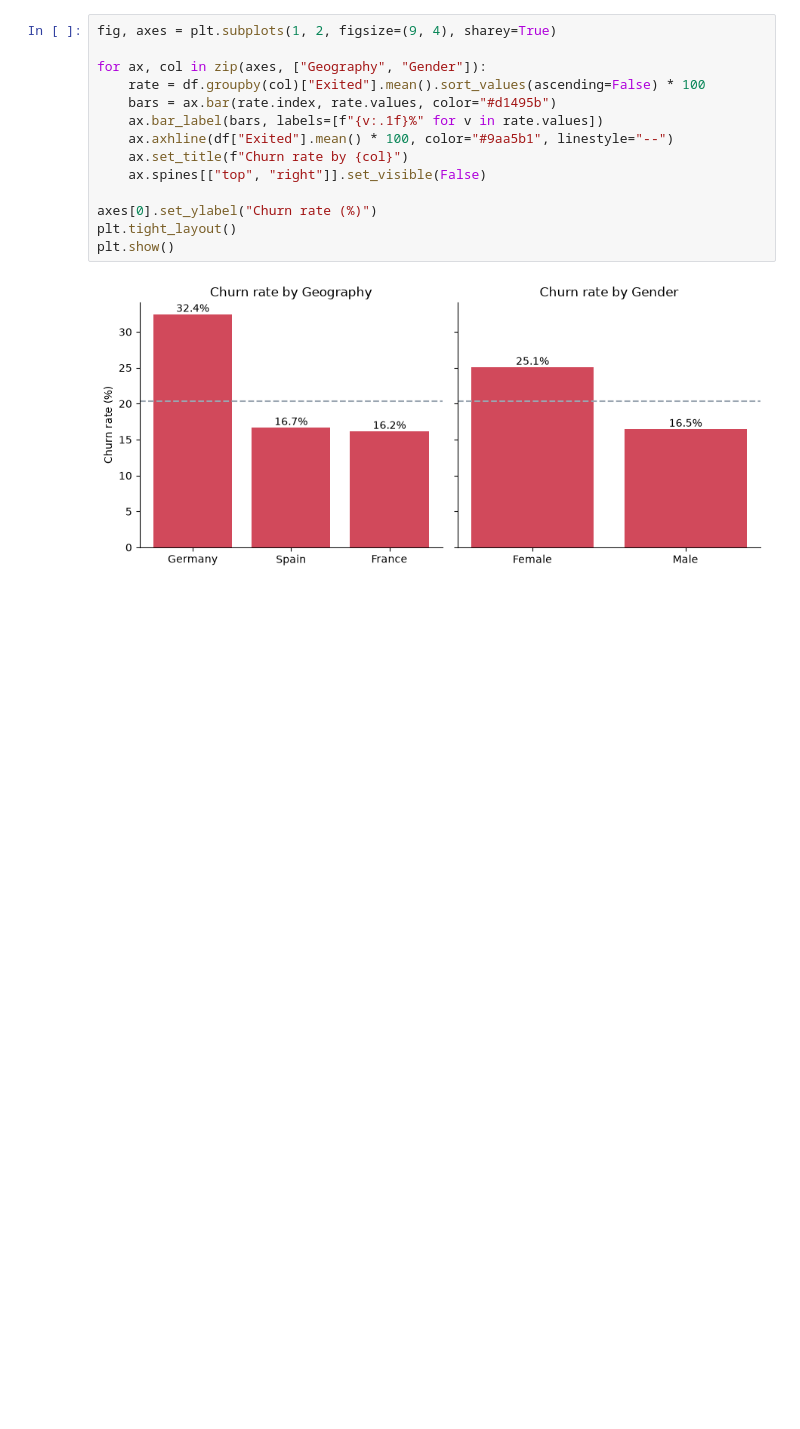
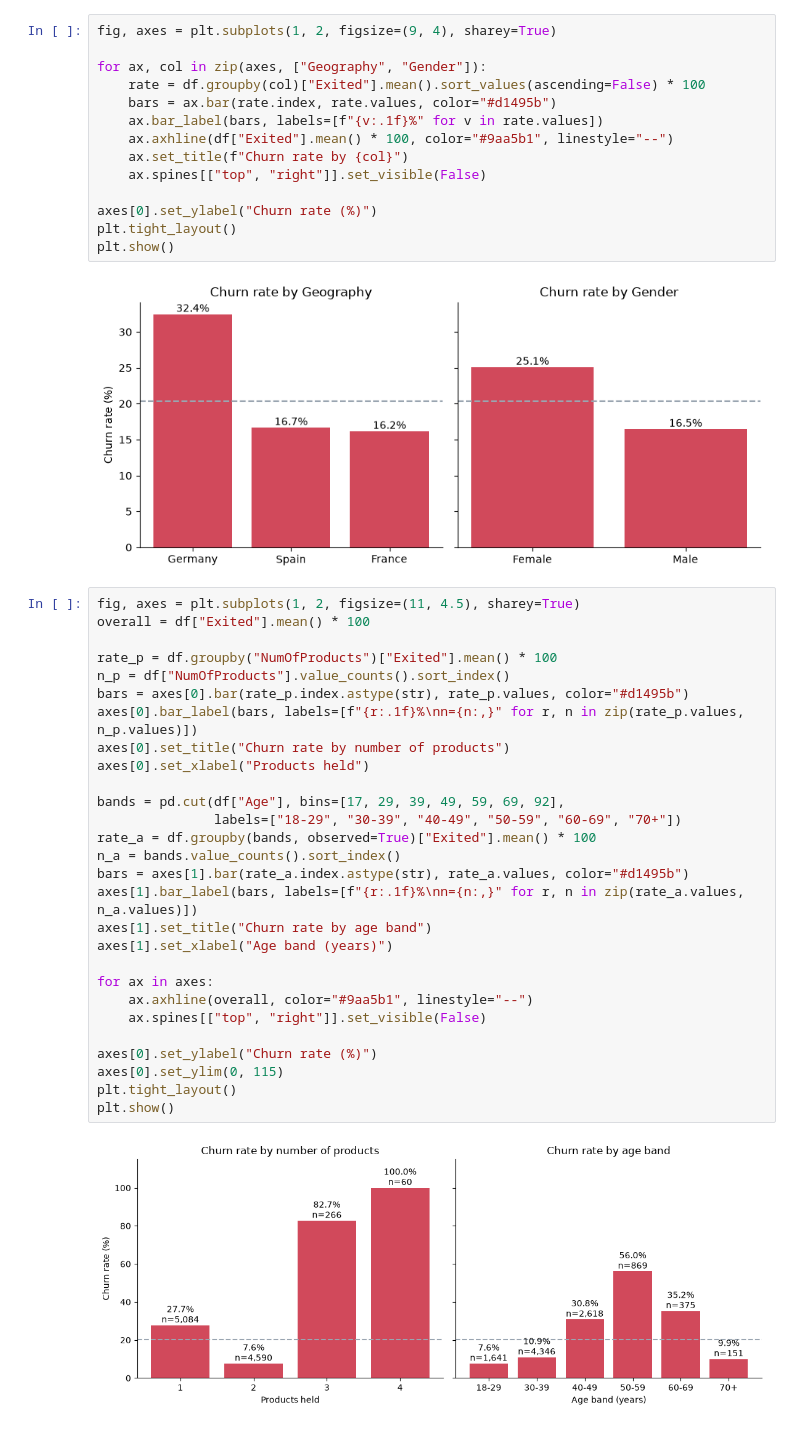
Before and after one commit to Kalpesh2409/bank-churn-risk-scoring, a Jupyter notebook: notebooks/07_eda.ipynb, the cells around one changed output. Saved outputs shown, nothing was run; the diff lists cells and outputs as text; blank space fills up the shorter version.

Commit message:
Add EDA charts: churn rate by number of products and age band

```diff
--- a/notebooks/07_eda.ipynb
+++ b/notebooks/07_eda.ipynb
@@ -31,3 +31,33 @@ plt.tight_layout()
 plt.show()
 # %% [output]
 [figure]
+# %%
+fig, axes = plt.subplots(1, 2, figsize=(11, 4.5), sharey=True)
+overall = df["Exited"].mean() * 100
+
+rate_p = df.groupby("NumOfProducts")["Exited"].mean() * 100
+n_p = df["NumOfProducts"].value_counts().sort_index()
+bars = axes[0].bar(rate_p.index.astype(str), rate_p.values, color="#d1495b")
+axes[0].bar_label(bars, labels=[f"{r:.1f}%\nn={n:,}" for r, n in zip(rate_p.values, n_p.values)])
+axes[0].set_title("Churn rate by number of products")
+axes[0].set_xlabel("Products held")
+
+bands = pd.cut(df["Age"], bins=[17, 29, 39, 49, 59, 69, 92],
+               labels=["18-29", "30-39", "40-49", "50-59", "60-69", "70+"])
+rate_a = df.groupby(bands, observed=True)["Exited"].mean() * 100
+n_a = bands.value_counts().sort_index()
+bars = axes[1].bar(rate_a.index.astype(str), rate_a.values, color="#d1495b")
+axes[1].bar_label(bars, labels=[f"{r:.1f}%\nn={n:,}" for r, n in zip(rate_a.values, n_a.values)])
+axes[1].set_title("Churn rate by age band")
+axes[1].set_xlabel("Age band (years)")
+
+for ax in axes:
+    ax.axhline(overall, color="#9aa5b1", linestyle="--")
+    ax.spines[["top", "right"]].set_visible(False)
+
+axes[0].set_ylabel("Churn rate (%)")
+axes[0].set_ylim(0, 115)
+plt.tight_layout()
+plt.show()
+# %% [output]
+[figure, added]
```
